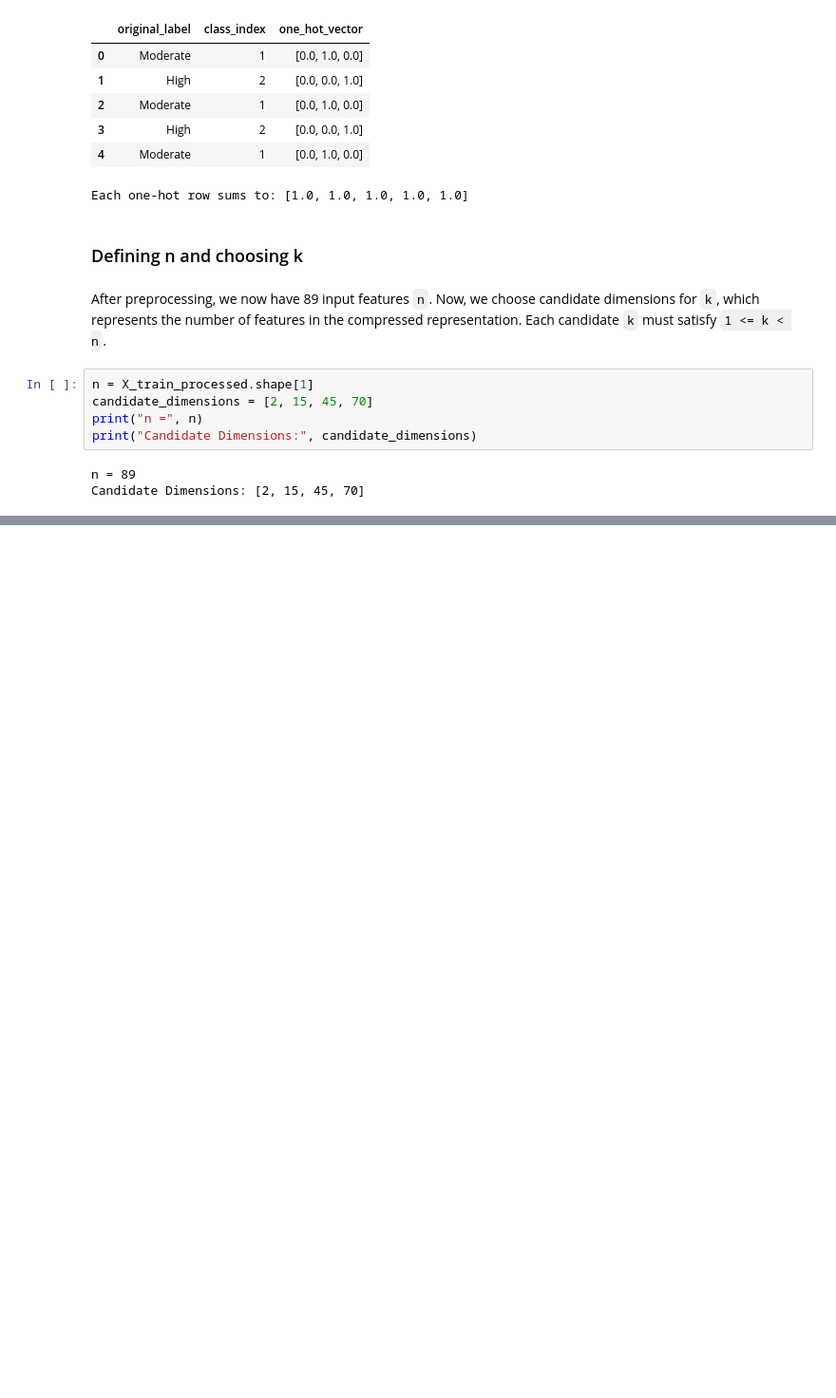
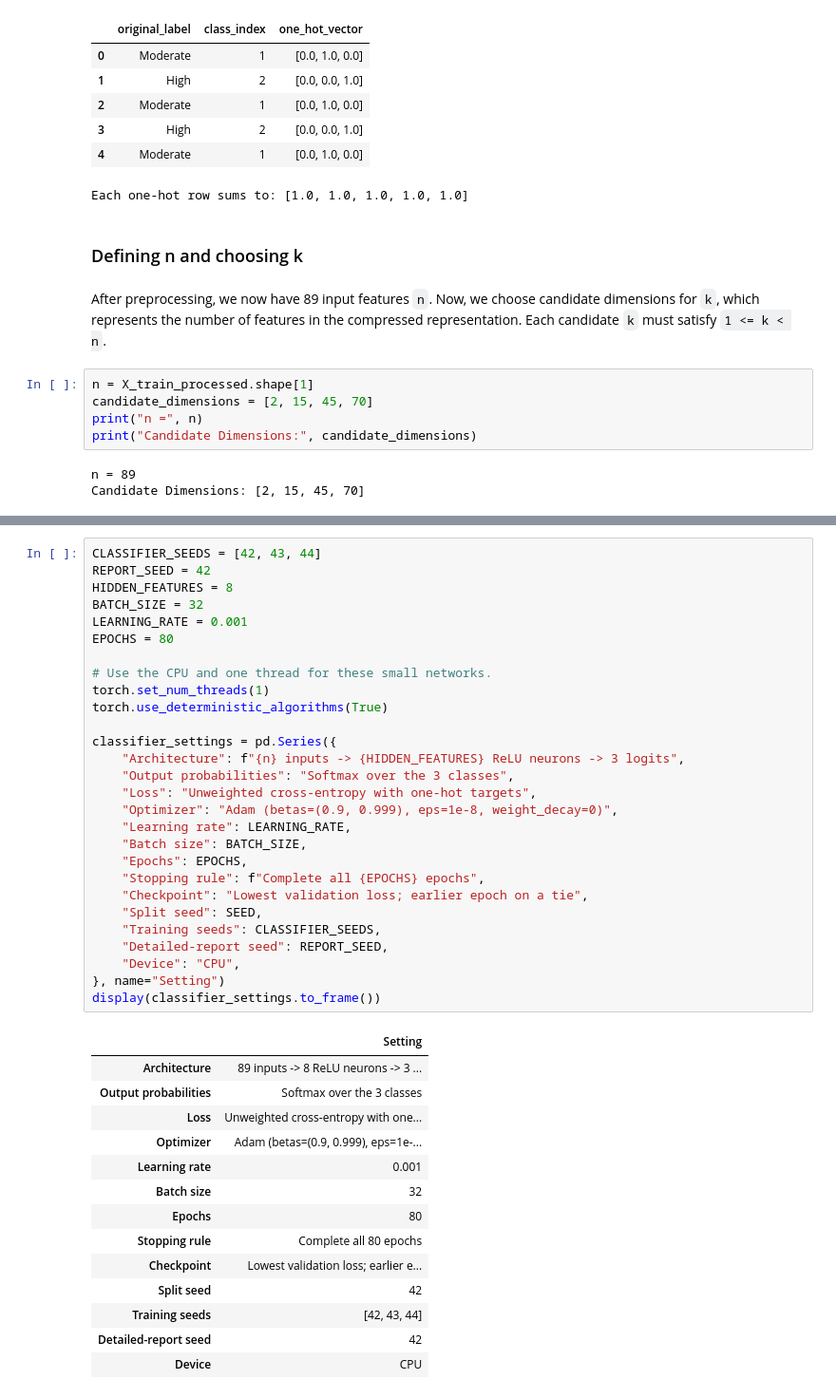
Before and after one commit to Gabriel-Labariento/csci114, a Jupyter notebook: lab2/lab2.ipynb, the cells around one changed output, grey strips where cells are left out. Shown at 95% size. Cells and saved outputs as stored; diff of their text form; blank space fills up the shorter version.

```diff
--- a/lab2/lab2.ipynb
+++ b/lab2/lab2.ipynb
@@ -425,0 +348,43 @@ tensor([[-0.1194, -0.1185,  0.2146],
+# %%
+CLASSIFIER_SEEDS = [42, 43, 44]
+REPORT_SEED = 42
+HIDDEN_FEATURES = 8
+BATCH_SIZE = 32
+LEARNING_RATE = 0.001
+EPOCHS = 80
+
+# Use the CPU and one thread for these small networks.
+torch.set_num_threads(1)
+torch.use_deterministic_algorithms(True)
+
+classifier_settings = pd.Series({
+    "Architecture": f"{n} inputs -> {HIDDEN_FEATURES} ReLU neurons -> 3 logits",
+    "Output probabilities": "Softmax over the 3 classes",
+    "Loss": "Unweighted cross-entropy with one-hot targets",
+    "Optimizer": "Adam (betas=(0.9, 0.999), eps=1e-8, weight_decay=0)",
+    "Learning rate": LEARNING_RATE,
+    "Batch size": BATCH_SIZE,
+    "Epochs": EPOCHS,
+    "Stopping rule": f"Complete all {EPOCHS} epochs",
+    "Checkpoint": "Lowest validation loss; earlier epoch on a tie",
+    "Split seed": SEED,
+    "Training seeds": CLASSIFIER_SEEDS,
+    "Detailed-report seed": REPORT_SEED,
+    "Device": "CPU",
+}, name="Setting")
+display(classifier_settings.to_frame())
+# %% [output]
+|  | Setting |
+| Architecture | 89 inputs -> 8 ReLU neurons -> 3 ... |
+| Output probabilities | Softmax over the 3 classes |
+| Loss | Unweighted cross-entropy with one... |
+| Optimizer | Adam (betas=(0.9, 0.999), eps=1e-... |
+| Learning rate | 0.001 |
+| Batch size | 32 |
+| Epochs | 80 |
+| Stopping rule | Complete all 80 epochs |
+| Checkpoint | Lowest validation loss; earlier e... |
+| Split seed | 42 |
+| Training seeds | [42, 43, 44] |
+| Detailed-report seed | 42 |
+| Device | CPU |
```
Also changed, not shown: parts of 21 cells of this notebook.
